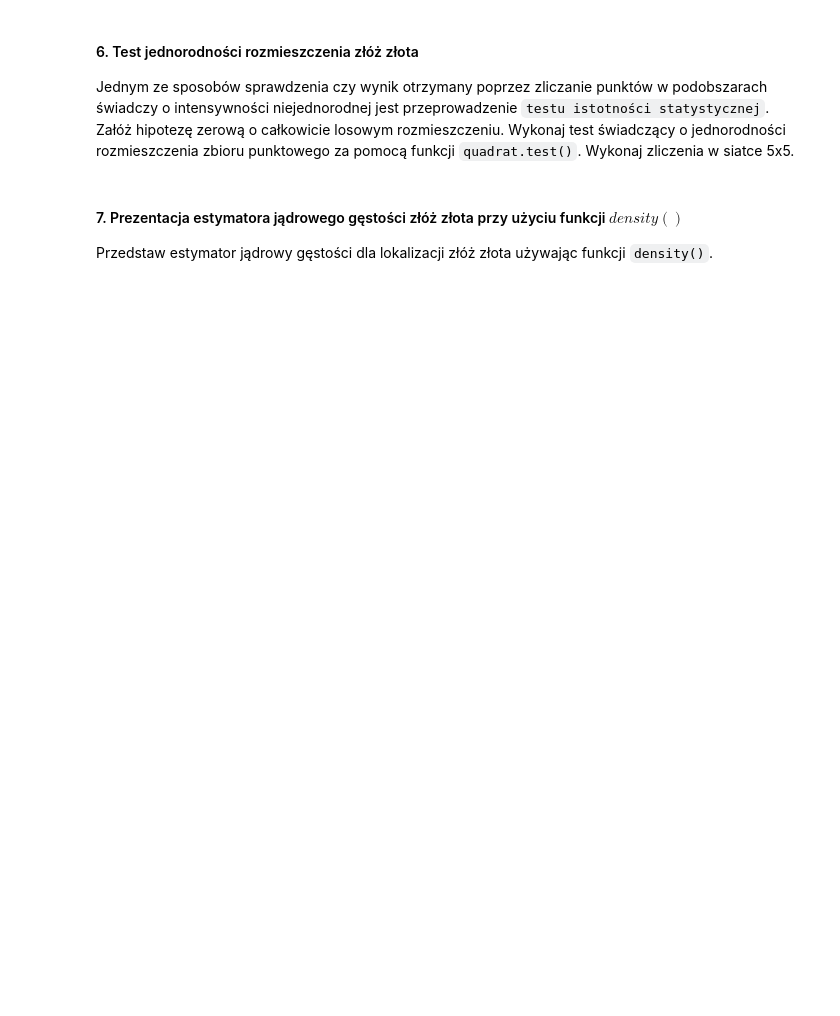
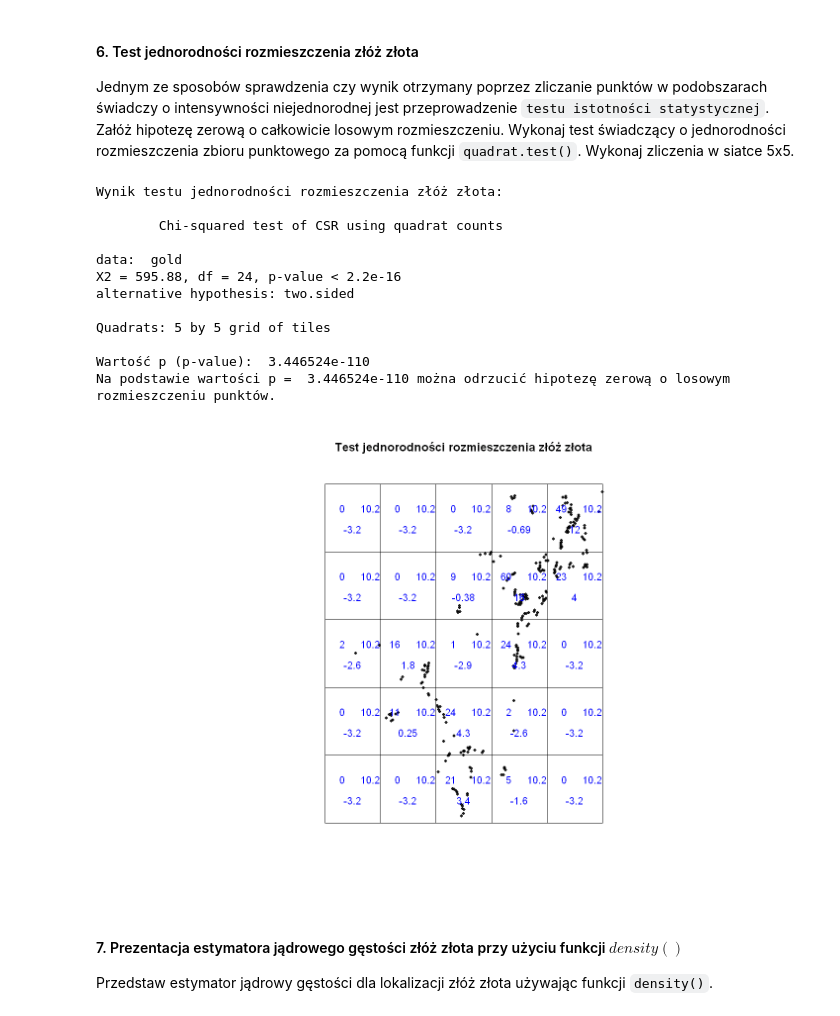
Before and after one commit to saklaskidominik/Spatial_Data_Analysis, a Jupyter notebook: 2_Intensity_of_the_point_process/2_Intensity_of_the_point_process.ipynb, the cells around one changed output. Drawn from its saved outputs; the diff is of its cells as text; code cells hidden in the pictures; blank space fills up the shorter version.

```diff
--- a/2_Intensity_of_the_point_process/2_Intensity_of_the_point_process.ipynb
+++ b/2_Intensity_of_the_point_process/2_Intensity_of_the_point_process.ipynb
@@ -30,6 +170,46 @@ podobszarach świadczy o intensywności niejednorodnej jest przeprowadzenie `tes
 statystycznej`. Załóż hipotezę zerową o całkowicie losowym rozmieszczeniu. Wykonaj test
 świadczący o jednorodności rozmieszczenia zbioru punktowego za pomocą funkcji `quadrat.test()`.
 Wykonaj zliczenia w siatce 5x5.
+# %%
+# Przeprowadzenie testu jednorodności rozmieszczenia za pomocą funkcji quadrat.test()
+quadrat_test_result <- quadrat.test(gold, nx = 5, ny = 5)
+
+# Wyświetlenie wyników testu w konsoli
+cat("Wynik testu jednorodności rozmieszczenia złóż złota:\n")
+print(quadrat_test_result)
+
+options(repr.plot.width = 12, repr.plot.height = 8) # Ustawienie szerokości okna
+
+# Wyświetlenie mapy rozmieszczenia złóż złota wraz z wynikami testu
+plot(gold, main = "Test jednorodności rozmieszczenia złóż złota",
+     pch = 20, xlab = "Współrzędna X", ylab = "Współrzędna Y")
+
+# Dodanie wyników testu do mapy
+plot(quadrat_test_result, add = TRUE, col = "blue")
+
+# Wyświetlenie wartości p-value
+cat("\nWartość p (p-value): ", quadrat_test_result$p.value, "\n")
+
+# Interpretacja wyniku na podstawie wartości p
+if (quadrat_test_result$p.value < 0.05) {
+  cat("Na podstawie wartości p = ", quadrat_test_result$p.value, "można odrzucić hipotezę zerową o losowym rozmieszczeniu punktów.\n")
+} else {
+  cat("Nie ma wystarczających dowodów do odrzucenia hipotezy zerowej o losowym rozmieszczeniu punktów.\n")
+}
+# %% [output]
+Wynik testu jednorodności rozmieszczenia złóż złota:
+
+        Chi-squared test of CSR using quadrat counts
+
+data:  gold
+X2 = 595.88, df = 24, p-value < 2.2e-16
+alternative hypothesis: two.sided
+
+Quadrats: 5 by 5 grid of tiles
+
+Wartość p (p-value):  3.446524e-110
+Na podstawie wartości p =  3.446524e-110 można odrzucić hipotezę zerową o losowym rozmieszczeniu punktów.
+[figure, added]
 # %% [markdown]
 #### 7. Prezentacja estymatora jądrowego gęstości złóż złota przy użyciu funkcji $density()$
 Przedstaw estymator jądrowy gęstości dla lokalizacji złóż złota używając funkcji `density()`.
```
Also changed, not shown: parts of 7 cells of this notebook.
